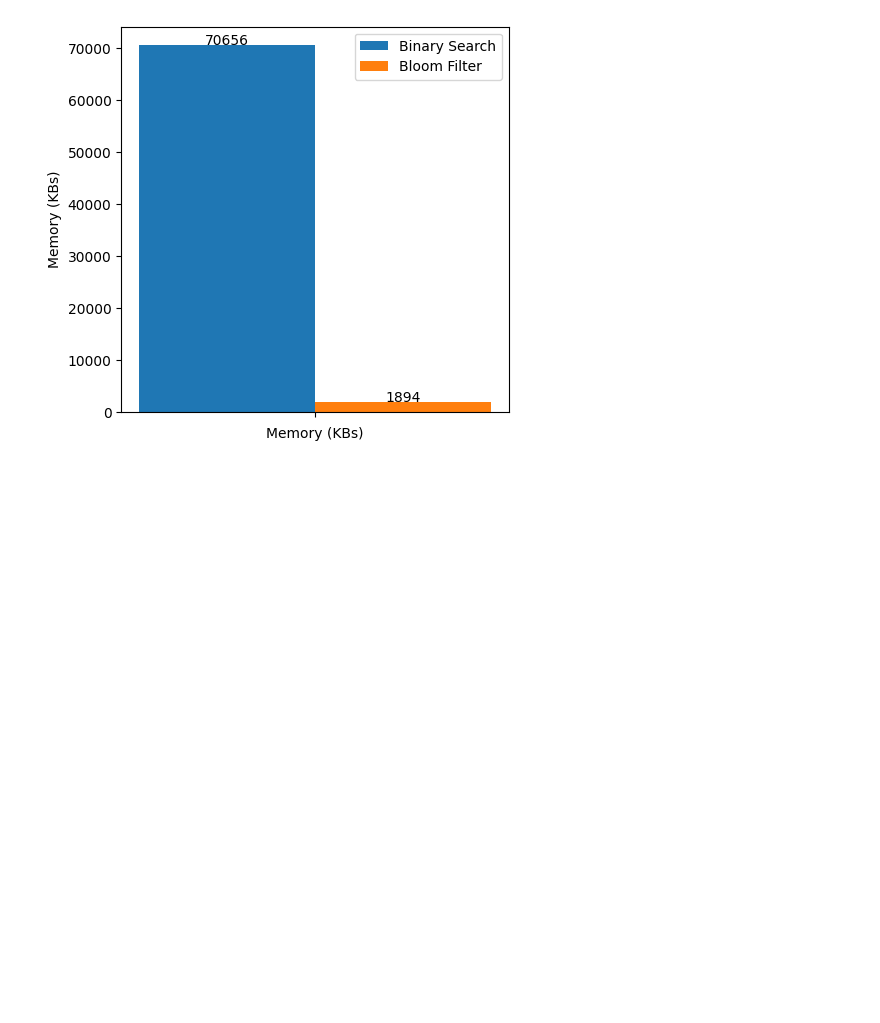
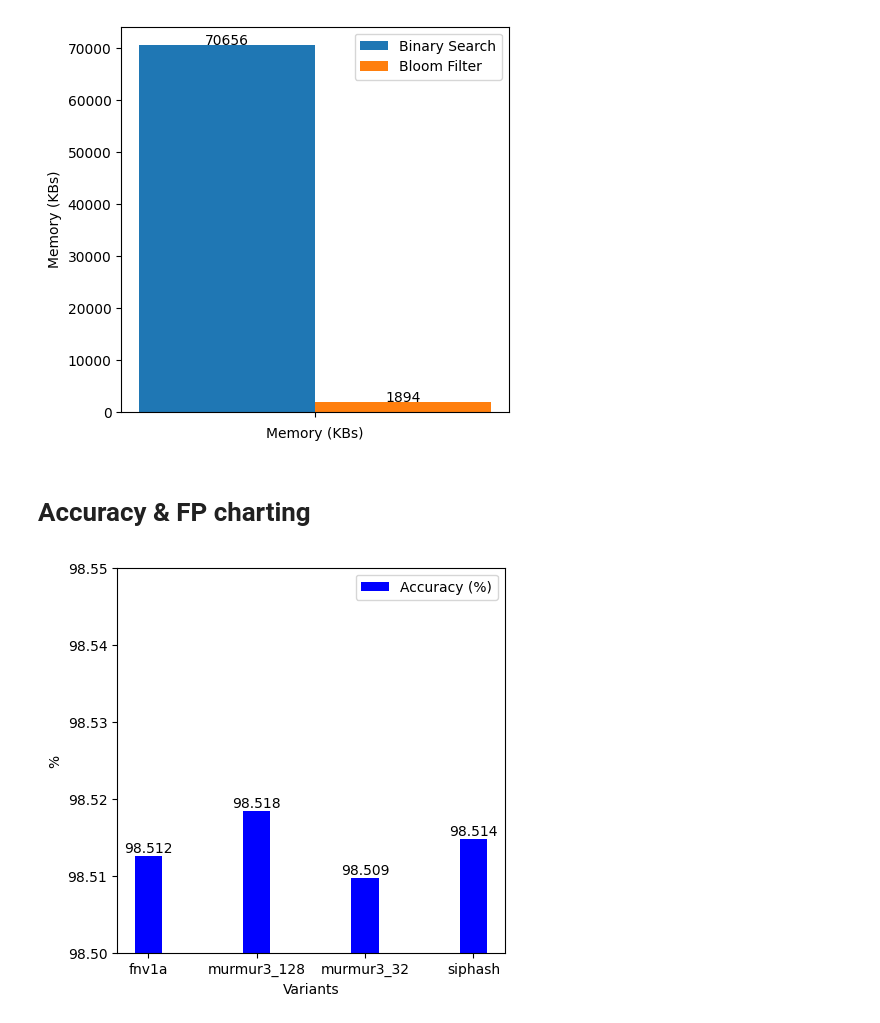
Before and after one commit to anhvt2k3/cpp-bfvars, a Jupyter notebook: monitor/na-icisn-handler.ipynb, the cells around one changed output. Saved outputs shown, nothing was run; the diff lists cells and outputs as text; code cells hidden in the pictures; blank space fills up the shorter version.

```diff
--- a/monitor/na-icisn-handler.ipynb
+++ b/monitor/na-icisn-handler.ipynb
@@ -311,3 +299,5 @@ plt.savefig(f"./{plot_filename}.svg")
 plt.show()
 # %% [output]
 [figure]
+# %% [markdown]
+# Accuracy & FP charting
@@ -313,0 +324,44 @@ plt.show()
+# %%
+# Set the positions of the bars on the x-axis
+y_lim = {
+    "bottom": 0.9850 * 100,
+    "top": 0.9855 * 100,
+}
+y_diff = (y_lim["top"] - y_lim["bottom"]) * 0.01
+
+
+x = np.arange(len(hash_algo))
+width = 0.25
+
+plt.figure(figsize=(5, 5))
+
+# Create the first set of bars
+plt.bar(
+    x, accuracy, width, label="Accuracy (%)", color="blue"
+)
+
+for i, v in enumerate(accuracy):
+    plt.text(i, v + y_diff, str(v)[:6], ha="center")
+
+
+# Add labels, title, and legend
+plt.xlabel("Variants")
+plt.ylabel("%")
+# plt.title("Operation Time Consumptions")
+plt.xticks(x, hash_algo)
+plt.legend()
+plt.ylim(**y_lim)
+
+# plt.title(hash_scheme.upper())
+
+plot_filename = f"accuracy-{hash_scheme.replace('-', '_')}"
+plt.savefig(f"./{plot_filename}.svg")
+# Display the chart
+plt.show()
+
+# ? Library to turn plot to Tex (conflicting with matplotlib)
+# import tikzplotlib
+# tikzplotlib.save(f"tex/time-{plot_filename}.tex")
+time_perf_df.to_json(f"./{plot_filename}.json", orient="table")
+# %% [output]
+[figure, added]
```
Also changed, not shown: parts of 14 cells of this notebook.
